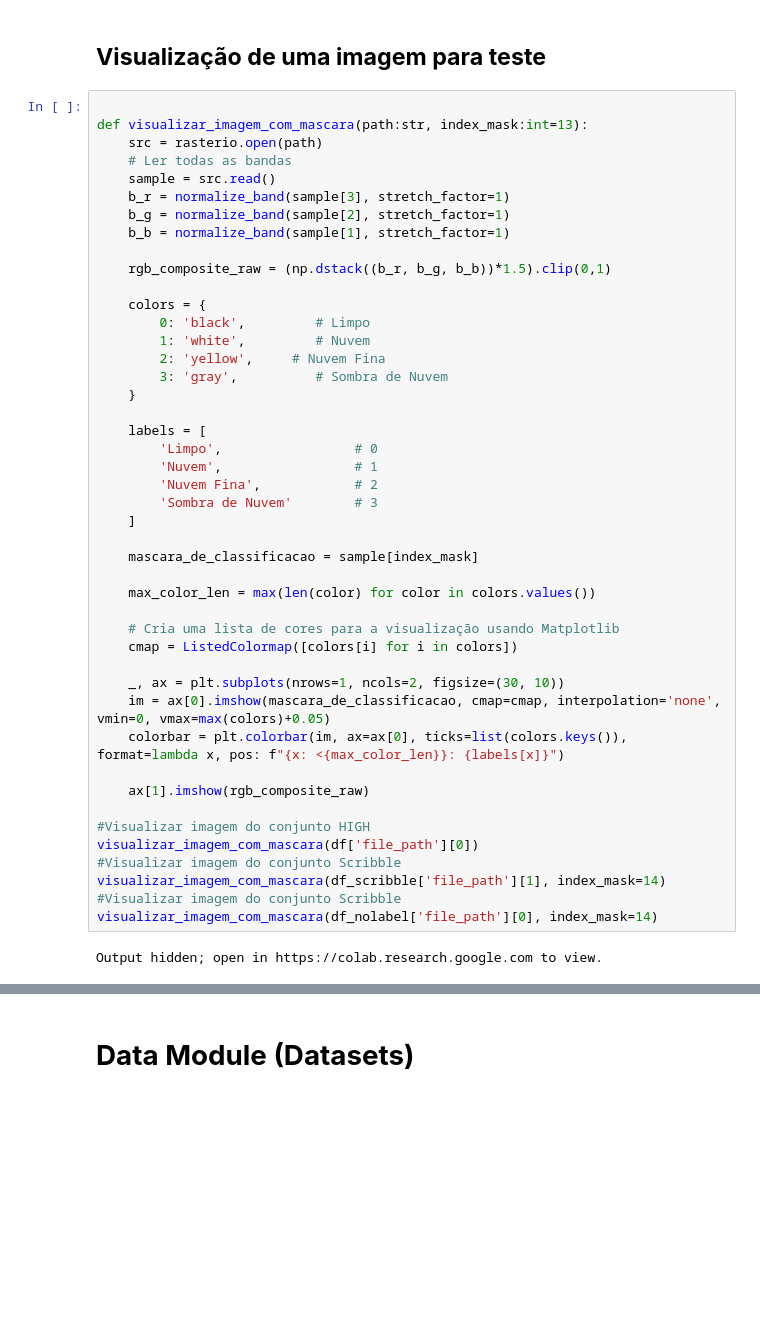
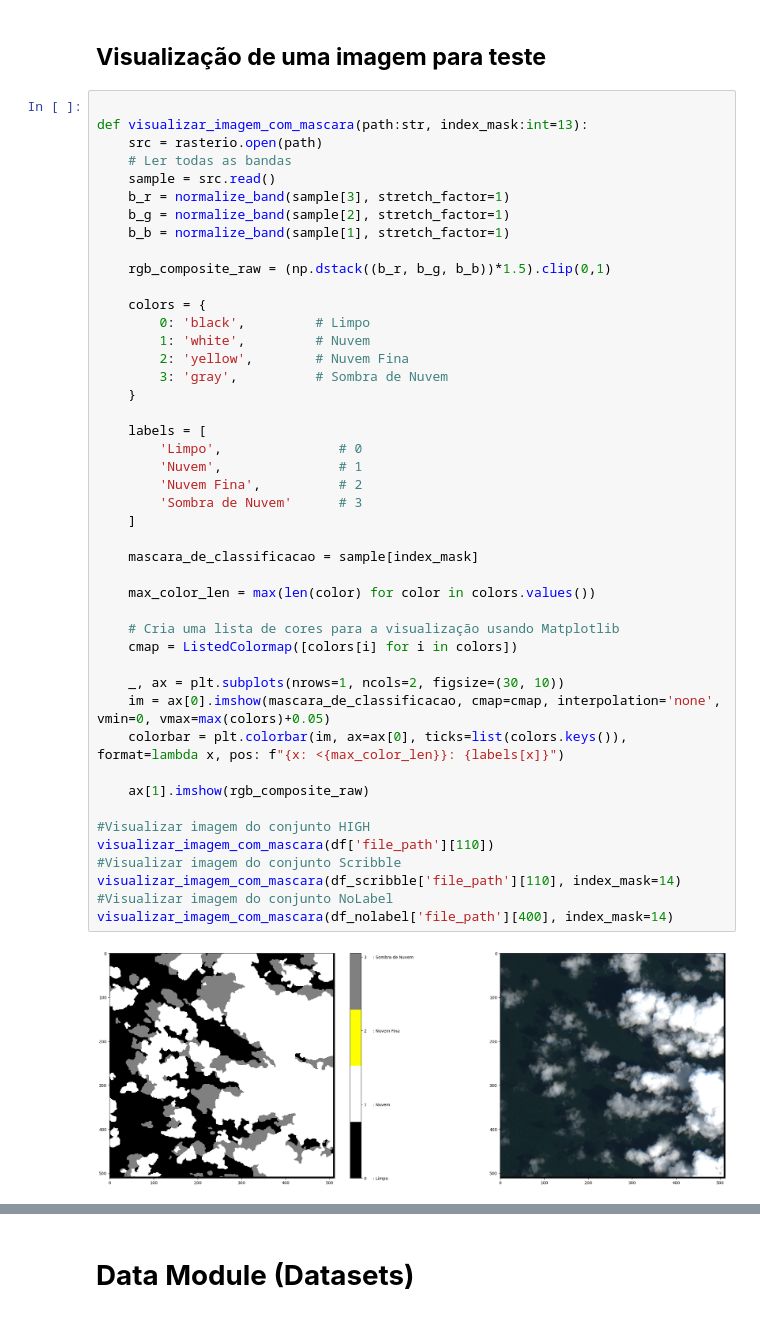
Before and after one commit to Alanbreno/Cloud-Detection-S2-SBSR, a Jupyter notebook: main_unet_colab_2.ipynb, the cells around one changed output, grey strips where cells are left out. Saved outputs shown, nothing was run; the diff lists cells and outputs as text; blank space fills up the shorter version.

```diff
--- a/main_unet_colab_2.ipynb
+++ b/main_unet_colab_2.ipynb
@@ -108,40 +113,40 @@ def visualizar_imagem_com_mascara(path:str, index_mask:int=13):
     b_g = normalize_band(sample[2], stretch_factor=1)
     b_b = normalize_band(sample[1], stretch_factor=1)
 
     rgb_composite_raw = (np.dstack((b_r, b_g, b_b))*1.5).clip(0,1)
 
     colors = {
         0: 'black',         # Limpo
         1: 'white',         # Nuvem
-        2: 'yellow',     # Nuvem Fina
+        2: 'yellow',        # Nuvem Fina
         3: 'gray',          # Sombra de Nuvem
     }
 
     labels = [
-        'Limpo',                 # 0
-        'Nuvem',                 # 1
-        'Nuvem Fina',            # 2
-        'Sombra de Nuvem'        # 3
+        'Limpo',               # 0
+        'Nuvem',               # 1
+        'Nuvem Fina',          # 2
+        'Sombra de Nuvem'      # 3
     ]
 
     mascara_de_classificacao = sample[index_mask]
 
     max_color_len = max(len(color) for color in colors.values())
 
     # Cria uma lista de cores para a visualização usando Matplotlib
     cmap = ListedColormap([colors[i] for i in colors])
 
     _, ax = plt.subplots(nrows=1, ncols=2, figsize=(30, 10))
     im = ax[0].imshow(mascara_de_classificacao, cmap=cmap, interpolation='none', vmin=0, vmax=max(colors)+0.05)
     colorbar = plt.colorbar(im, ax=ax[0], ticks=list(colors.keys()), format=lambda x, pos: f"{x: <{max_color_len}}: {labels[x]}")
 
     ax[1].imshow(rgb_composite_raw)
 
 #Visualizar imagem do conjunto HIGH
-visualizar_imagem_com_mascara(df['file_path'][0])
+visualizar_imagem_com_mascara(df['file_path'][110])
 #Visualizar imagem do conjunto Scribble
-visualizar_imagem_com_mascara(df_scribble['file_path'][1], index_mask=14)
-#Visualizar imagem do conjunto Scribble
-visualizar_imagem_com_mascara(df_nolabel['file_path'][0], index_mask=14)
+visualizar_imagem_com_mascara(df_scribble['file_path'][110], index_mask=14)
+#Visualizar imagem do conjunto NoLabel
+visualizar_imagem_com_mascara(df_nolabel['file_path'][400], index_mask=14)
 # %% [output]
-Output hidden; open in https://colab.research.google.com to view.
+[figure, added]
```
Also changed, not shown: parts of 9 cells of this notebook.
